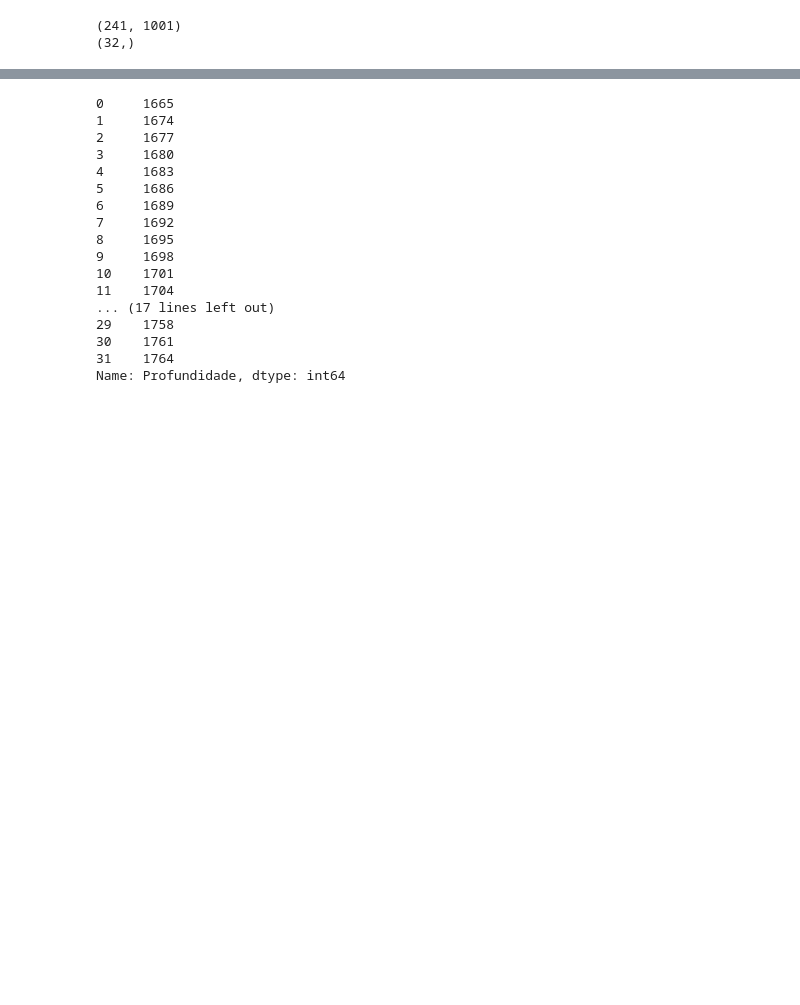
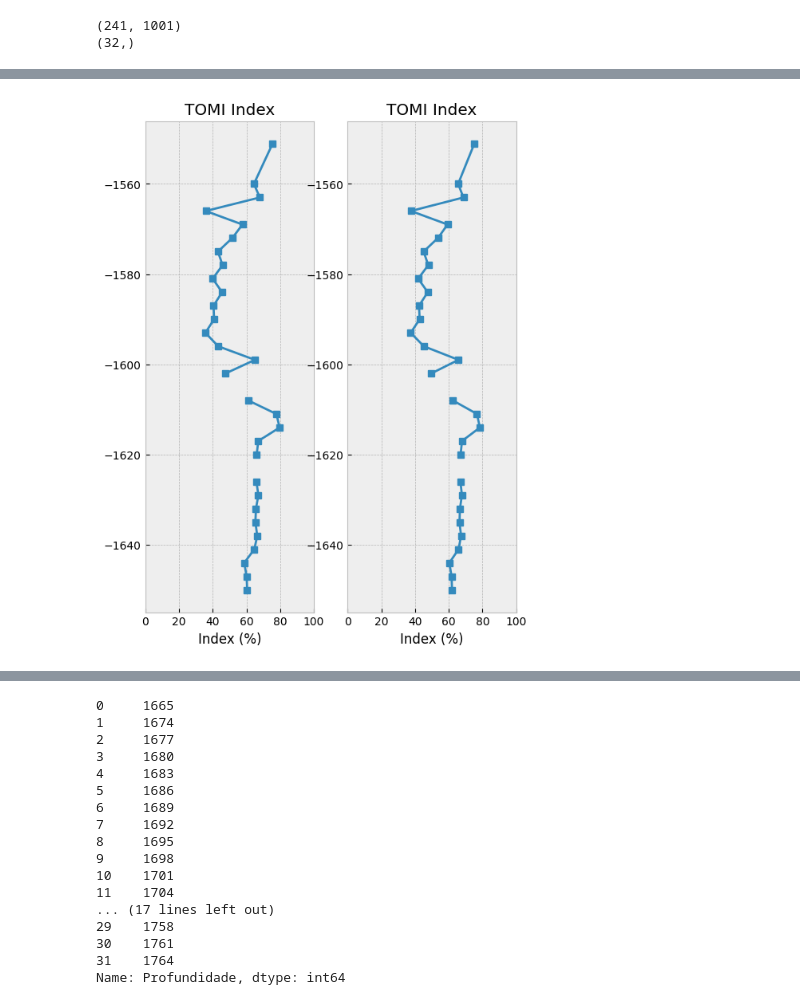
Before and after one commit to albano-a/onyx, a Jupyter notebook: tests.ipynb, the cells around one changed output, grey strips where cells are left out. Saved outputs shown, nothing was run; the diff lists cells and outputs as text; code cells hidden in the pictures; blank space fills up the shorter version.

```diff
--- a/tests.ipynb
+++ b/tests.ipynb
@@ -44,20 +71,20 @@ import numpy as np
 from pykrige.ok import OrdinaryKriging
 import matplotlib.pyplot as plt
 
-# Dados dos pontos-chave de probabilidade
-art_toc_tn = np.array(
+# Dados dos pontos-chave de probabilidade ARTIGO
+TOC_TN_ARTIGO = np.array(
     [4, 4, 4, 4, 10, 10, 10, 10, 100, 100, 100, 100]
 )  # Lista/array dos valores de TOC:TN dos pontos-chave
-art_c13corg = np.array(
+C13CORG_ARTIGO = np.array(
     [-10, -22, -25, -34, -10, -22, -25, -34, -10, -22, -25, -34]
 )  # Lista/array dos valores de δ13Corg dos pontos-chave
-probabilidade = np.array(
+PROBABILIDADE = np.array(
     [0, 10, 20, 30, 20, 30, 40, 50, 90, 95, 98, 100]
 )  # Lista/array dos valores de probabilidade dos pontos-chave
 
 # Dados das suas amostras
-amostra_art_toc_tn = TOC_TN  # Lista/array dos valores de TOC:TN das suas amostras
-amostra_art_c13corg = d13C  # Lista/array dos valores de δ13Corg das suas amostras
+amostra_art_toc_tn = dataframe["TOC/TN"]  # Lista/array dos valores de TOC:TN das suas amostras
+amostra_art_c13corg = dataframe["d13C"]  # Lista/array dos valores de δ13Corg das suas amostras
 
 # Grade de valores para interpolação
 art_toc_tn_grid = np.linspace(0, 100, 1001)  # Valores de TOC:TN para a grade
@@ -65,9 +92,9 @@ art_c13corg_grid = np.linspace(-34, -10, 241)  # Valores de δ13Corg para a grad
 
 # Kriging
 OK = OrdinaryKriging(
-    art_toc_tn,
-    art_c13corg,
-    probabilidade,
+    TOC_TN_ARTIGO,
+    C13CORG_ARTIGO,
+    PROBABILIDADE,
     variogram_model="gaussian",
 )
 z, ss = OK.execute("grid", art_toc_tn_grid, art_c13corg_grid)
@@ -79,15 +106,6 @@ amostra_probabilidade, ss = OK.execute(
 
 print(np.shape(z))
 print(np.shape(amostra_probabilidade))
-
-# scatter = plt.scatter(amostra_art_toc_tn, amostra_art_c13corg, c=amostra_probabilidade, cmap='viridis', s=30, label='Artigo')
-# plt.xlabel('TOC:TN')
-# plt.ylabel('delta13C')
-# # plt.xlim(0,1)
-# plt.ylim(-34,-20)
-# cbar = plt.colorbar(scatter)
-# cbar.set_label('tomi index')
-# plt.show()
 # %% [output]
 (241, 1001)
 (32,)
@@ -94,8 +156,21 @@ print(np.shape(amostra_probabilidade))
 # %%
-plt.figure(figsize=(4, 8))
+plt.figure(figsize=(6, 8))
 
-plt.plot(amostra_probabilidade, profundidade, "s-", label="TOMI")
-plt.gca().invert_yaxis()
+plt.subplot(121)
+plt.plot(amostra_probabilidade, dataframe["TVDSS"], "s-", label="TOMI")
+
+# plt.gca().invert_yaxis()
 plt.xlim(0, 100)
 plt.title("TOMI Index")
 plt.xlabel("Index (%)")
+
+plt.subplot(122)
+plt.plot(amostra_probabilidade2, dataframe["TVDSS"], "s-", label="TOMI")
+plt.xlim(0, 100)
+plt.title("TOMI Index")
+plt.xlabel("Index (%)")
+
+
+plt.show()
+# %% [output]
+[figure, added]
```
Also changed, not shown: parts of 4 cells of this notebook, 3 other files.
